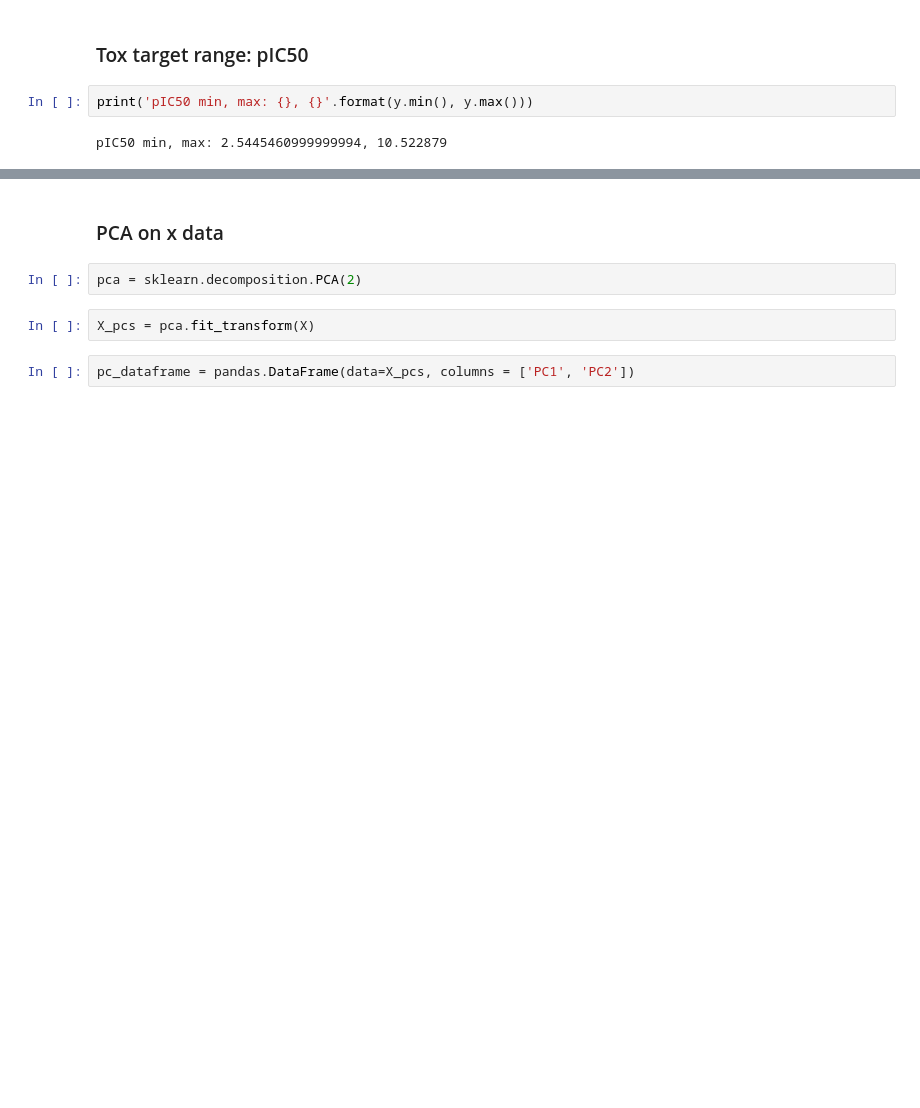
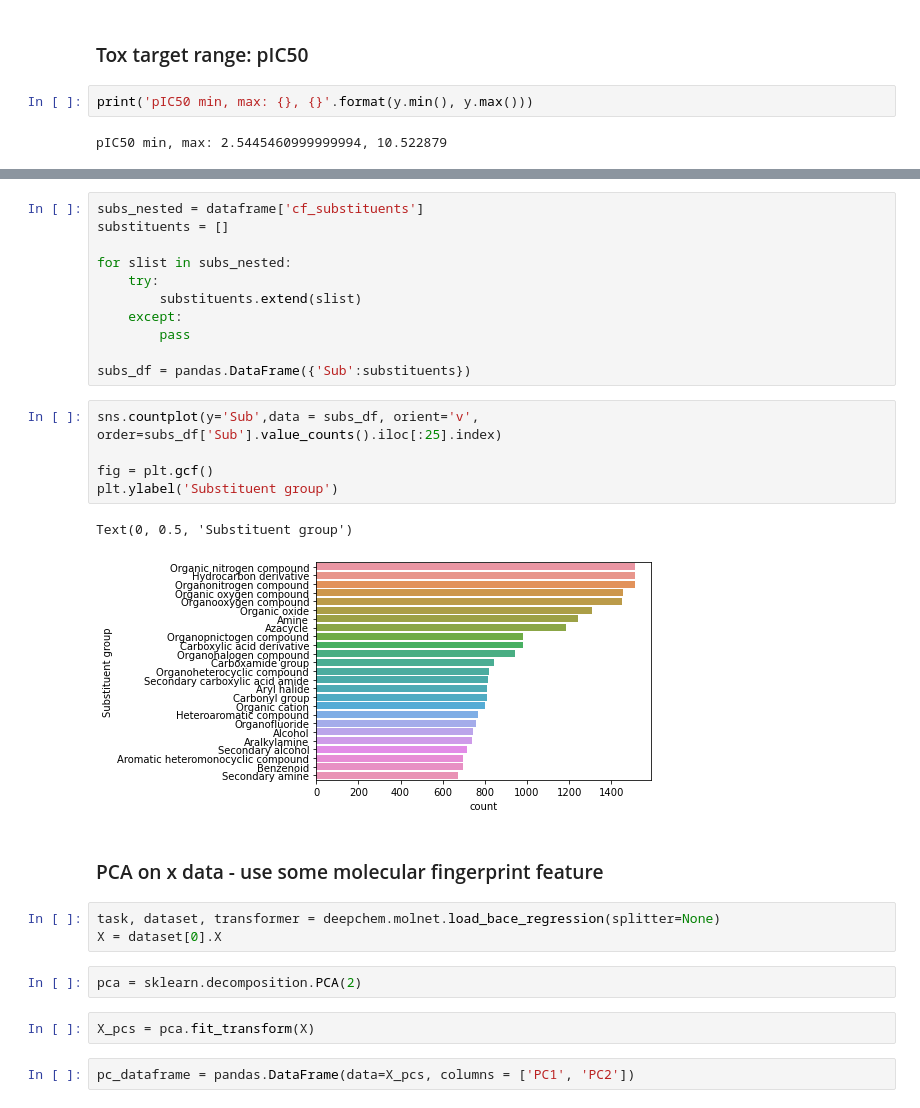
Before and after one commit to Zymergen-DIRECT-2021/cytoxnet, a Jupyter notebook: working/data_metrics.ipynb, the cells around one changed output, grey strips where cells are left out. Saved outputs shown, nothing was run; the diff lists cells and outputs as text; blank space fills up the shorter version.

```diff
--- a/working/data_metrics.ipynb
+++ b/working/data_metrics.ipynb
@@ -39,5 +231,27 @@ altairair.Chart(y_dataframe).mark_bar().encode(
+# %%
+subs_nested = dataframe['cf_substituents']
+substituents = []
+
+for slist in subs_nested:
+    try:
+        substituents.extend(slist)
+    except:
+        pass
+
+subs_df = pandas.DataFrame({'Sub':substituents})
+# %%
+sns.countplot(y='Sub',data = subs_df, orient='v', order=subs_df['Sub'].value_counts().iloc[:25].index)
+
+fig = plt.gcf()
+plt.ylabel('Substituent group')
+# %% [output]
+Text(0, 0.5, 'Substituent group')
+[figure, added]
 # %% [markdown]
-### PCA on x data
+### PCA on x data - use some molecular fingerprint feature
+# %%
+task, dataset, transformer = deepchem.molnet.load_bace_regression(splitter=None)
+X = dataset[0].X
 # %%
 pca = sklearn.decomposition.PCA(2)
 # %%
```
Also changed, not shown: parts of 21 cells of this notebook, 2 other files.
